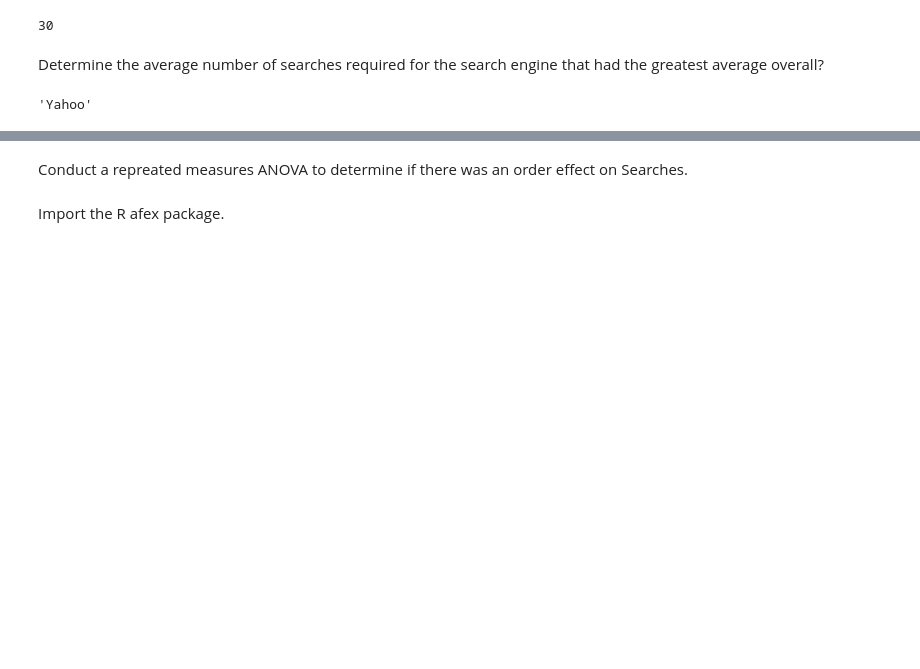
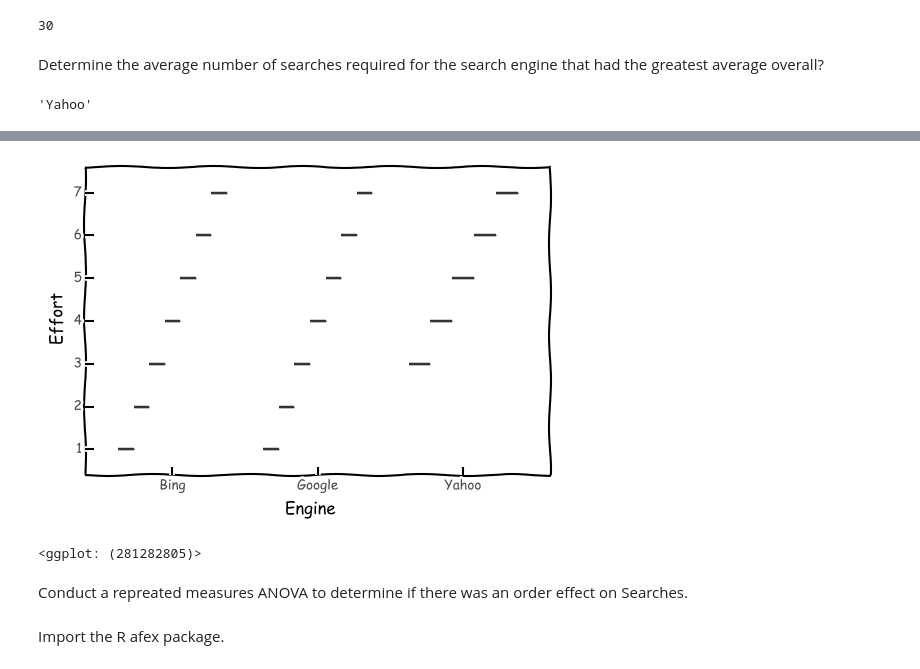
Before and after one commit to roland-hochmuth/designexperiments, a Jupyter notebook: week-6.ipynb, the cells around one changed output, grey strips where cells are left out. Cells and saved outputs as stored; diff of their text form; code cells hidden in the pictures; blank space fills up the shorter version.

```diff
--- a/week-6.ipynb
+++ b/week-6.ipynb
@@ -173,3 +185,12 @@ df.boxplot(column='Effort', by='Engine')
+# %%
+(
+    ggplot(df, aes(x='Engine', y='Effort')) +
+    geom_boxplot() +
+    theme_xkcd()
+)
+# %% [output]
+[figure, added]
+<ggplot: (281282805)>
 # %% [markdown]
 Conduct a repreated measures ANOVA to determine if there was an order effect on Searches.
 # %% [markdown]
```
Also changed, not shown: parts of 28 cells of this notebook.
